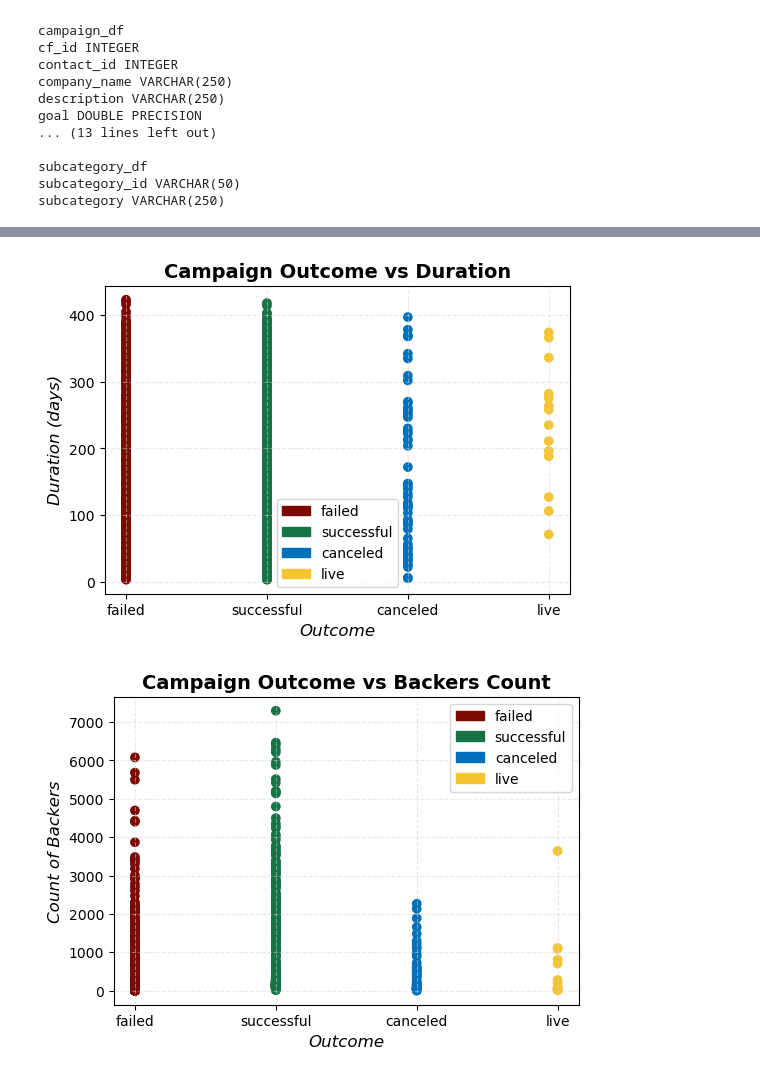
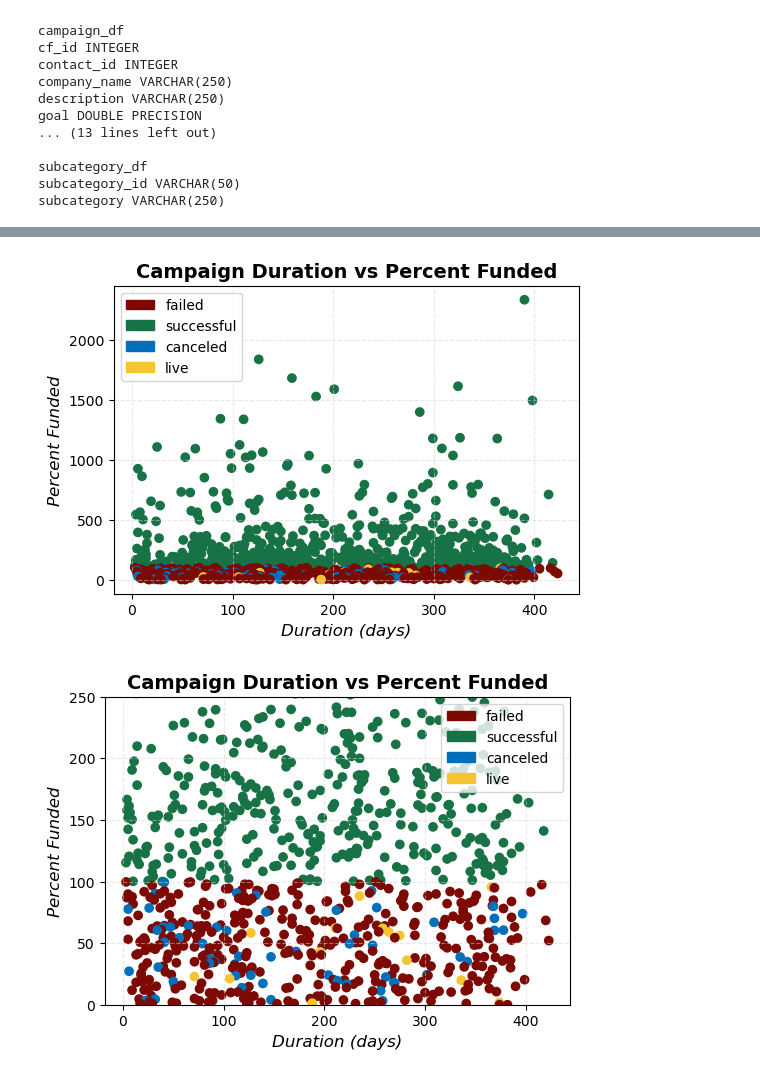
Before and after one commit to eugchien/project_2_group_11, a Jupyter notebook: Sarah/duration_query.ipynb, the cells around one changed output, grey strips where cells are left out. Saved outputs shown, nothing was run; the diff lists cells and outputs as text; code cells hidden in the pictures.

Commit message:
query notebook, images

```diff
--- a/Sarah/duration_query.ipynb
+++ b/Sarah/duration_query.ipynb
@@ -113,5 +79,4 @@ campaign_df.to_sql("campaign_df", schema="public", con=engine, index=False, if_e
 # %%
-df2 = campaign_df.copy()
 df2.info()
 # %% [output]
 <class 'pandas.core.frame.DataFrame'>
@@ -195,0 +122,13 @@ import matplotlib.patches as mpatches
+# %%
+query = """
+        SELECT goal,
+            pledged,
+            outcome,
+            EXTRACT(DAY FROM end_date - launch_date) AS duration,
+            ROUND(((pledged/goal)*100)::numeric, 2) AS percent_funded
+        FROM campaign_df
+        ORDER BY percent_funded DESC;
+        """
+
+duration_df = pd.read_sql(text(query), con=engine)
+duration_df.head()
@@ -196,46 +142,49 @@ import matplotlib.patches as mpatches
 # %%
-# Graph_1: Not useful
+# Graph 1: Campaign Duration vs Percent Funded
 
-x = df2.outcome
-y = df2.duration
+x = duration_df.duration
+y = duration_df.percent_funded
 colors = {"failed": "#7C0902",
           "successful": "#177245",
           "canceled": "#0070BB",
           "live": "#F4C431"}
-df2["color"] = df2.outcome.map(colors)
+df2["color"] = duration_df.outcome.map(colors)
 
 plt.figure(figsize=(6, 4))
 plt.scatter(x, y, color=df2.color)
 legend_info = [mpatches.Patch(color=color, label=outcome) for outcome, color in colors.items()]
 
-plt.xlabel("Outcome", fontsize=12, fontstyle="italic")
-plt.ylabel("Duration (days)", fontsize=12, fontstyle="italic")
-plt.title("Campaign Outcome vs Duration", fontweight="bold", fontsize=14)
+plt.xlabel("Duration (days)", fontsize=12, fontstyle="italic")
+plt.ylabel("Percent Funded", fontsize=12, fontstyle="italic")
+plt.title("Campaign Duration vs Percent Funded", fontweight="bold", fontsize=14)
 plt.grid(color="lightgrey", linestyle = "--", alpha=0.5)
 plt.legend(handles=legend_info)
+plt.savefig("Duration_vs_percent_funded_all.png")
 plt.show()
 # %% [output]
-[figure, old version]
+[figure, new version]
 # %%
-# Graph_2: Possibly useful
+# Graph 2: Campaign Duration vs Percent Funded - zoom in
 
-x = df2.outcome
-y = df2.backers_count
+x = duration_df.duration
+y = duration_df.percent_funded
 colors = {"failed": "#7C0902",
           "successful": "#177245",
           "canceled": "#0070BB",
           "live": "#F4C431"}
-df2["color"] = df2.outcome.map(colors)
+df2["color"] = duration_df.outcome.map(colors)
 
 plt.figure(figsize=(6, 4))
 plt.scatter(x, y, color=df2.color)
 legend_info = [mpatches.Patch(color=color, label=outcome) for outcome, color in colors.items()]
+plt.ylim(0, 250)
 
-plt.xlabel("Outcome", fontsize=12, fontstyle="italic")
-plt.ylabel("Count of Backers", fontsize=12, fontstyle="italic")
-plt.title("Campaign Outcome vs Backers Count", fontweight="bold", fontsize=14)
+plt.xlabel("Duration (days)", fontsize=12, fontstyle="italic")
+plt.ylabel("Percent Funded", fontsize=12, fontstyle="italic")
+plt.title("Campaign Duration vs Percent Funded", fontweight="bold", fontsize=14)
 plt.grid(color="lightgrey", linestyle = "--", alpha=0.5)
 plt.legend(handles=legend_info)
+plt.savefig("Duration_vs_percent_funded_zoom.png")
 plt.show()
 # %% [output]
-[figure, old version]
+[figure, new version]
```
Also changed, not shown: parts of 20 cells of this notebook, 2 other files.
